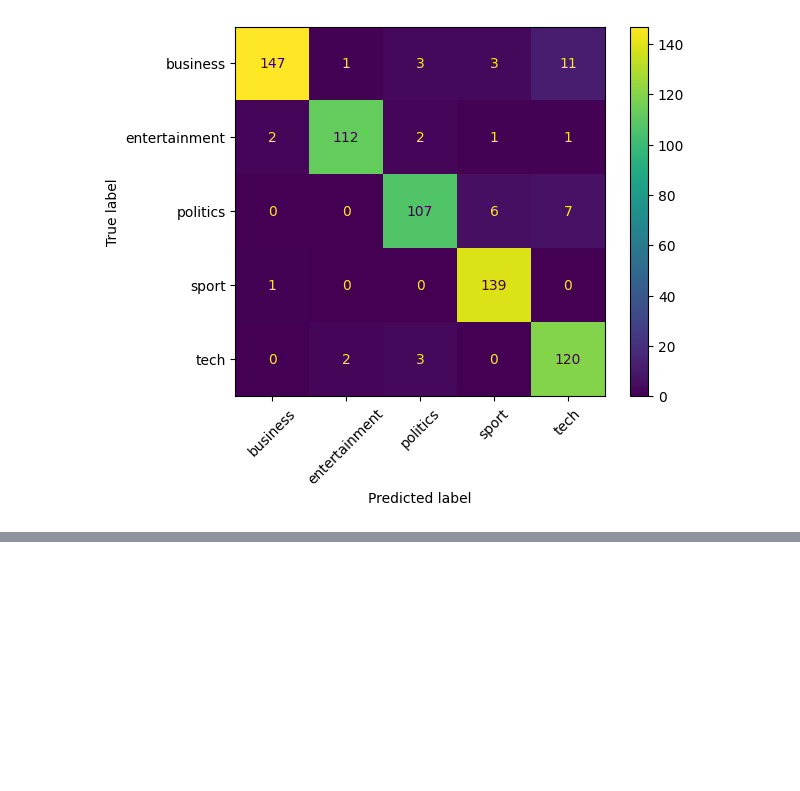
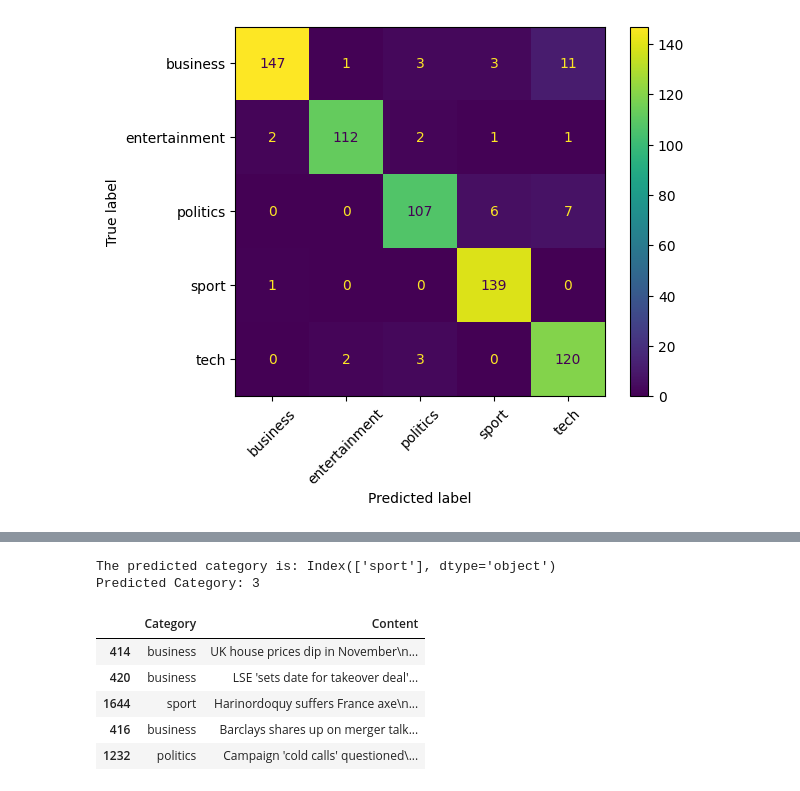
Before and after one commit to Swintabel/BBC-NEWS-CLASSIFICATION, a Jupyter notebook: TEXT CLASSIFICATION - Copy.ipynb, the cells around one changed output, grey strips where cells are left out. Saved outputs shown, nothing was run; the diff lists cells and outputs as text; code cells hidden in the pictures; blank space fills up the shorter version.

```diff
--- a/TEXT CLASSIFICATION - Copy.ipynb
+++ b/TEXT CLASSIFICATION - Copy.ipynb
@@ -643,0 +692,3 @@ plt.xticks(rotation=45)
+# %%
+# Or, alternatively, sample a fraction of the data
+sample_data = df.sample(frac=0.1, random_state=42)  # Sample 10% of the data
@@ -643,0 +710,30 @@ plt.xticks(rotation=45)
+# %%
+# Transform the normalized article using the TF-IDF Vectorizer
+X_test_tfidf = tv.transform([norm_art])
+
+# Convert the sparse matrix to a dense numpy array
+X_test_dense = X_test_tfidf.toarray()
+
+# Predict the category using the loaded model
+prediction = model.predict(X_test_dense)
+
+# Map the index to the category name
+predicted_category = labels[[prediction[0]]]  # Get the category name
+
+# Display the result
+print(f"The predicted category is: {predicted_category}")
+
+# Display the predicted category
+print(f"Predicted Category: {prediction[0]}")
+# %% [output]
+The predicted category is: Index(['sport'], dtype='object')
+Predicted Category: 3
+# %%
+sample_data.head()
+# %% [output]
+|  | Category | Content |
+| 414 | business | UK house prices dip in November\n... |
+| 420 | business | LSE 'sets date for takeover deal'... |
+| 1644 | sport | Harinordoquy suffers France axe\n... |
+| 416 | business | Barclays shares up on merger talk... |
+| 1232 | politics | Campaign 'cold calls' questioned\... |
```
Also changed, not shown: parts of 8 cells of this notebook.
